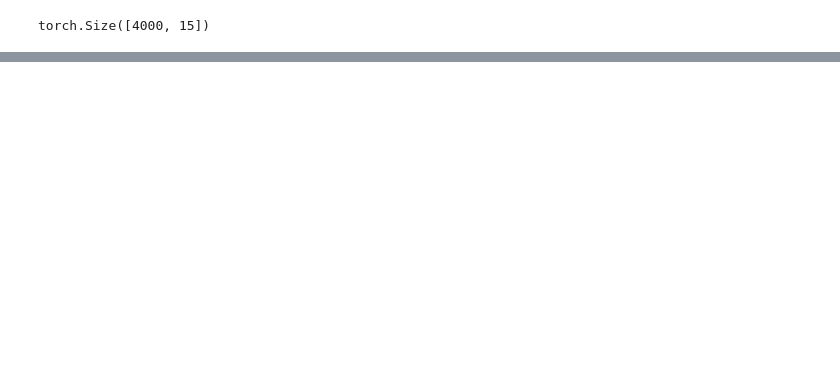
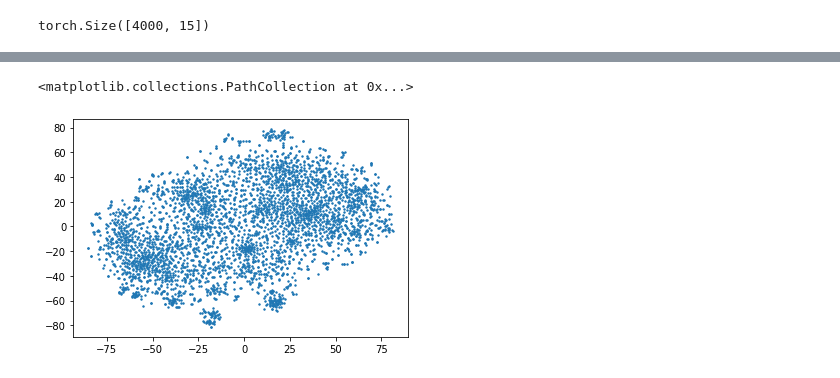
Before and after one commit to aaronfng/nlp-group-project, a Jupyter notebook: nvdm/NVDM_adaptation.ipynb, the cells around one changed output, grey strips where cells are left out. Saved outputs shown, nothing was run; the diff lists cells and outputs as text; code cells hidden in the pictures; blank space fills up the shorter version.

Commit message:
Add new hyperparameter selection and TSNE for NVDM notebook

```diff
--- a/nvdm/NVDM_adaptation.ipynb
+++ b/nvdm/NVDM_adaptation.ipynb
@@ -588,0 +668,17 @@ Start training...
+# %%
+# Plot T-SNE of learnt semantic embeddings
+# The authors of NVDM also do this
+
+from sklearn.manifold import TSNE
+
+# Extract the learned semantic embedding matrix from the decoder
+# (denoted R in the original paper)
+# This is a vocab_size x num_topics matrix.
+# Each word in the vocabulary is embedded into a vector with dimension equal to the number of topics.
+model = nvdm.NVDM(vocab_size, hidden_size, 300, 1, "cpu")
+model.load_state_dict(torch.load("./modelsaves/nvdm_k300_1000epochs.pt", map_location="cpu"))
+model.eval()
+decoder = model.decoder[0]
+weights = decoder.weight.data.detach().clone().cpu().numpy()
+topic_vocab = weights
+topic_vocab.shape
@@ -588,0 +687,11 @@ Start training...
+# %%
+%%time
+tsne = TSNE(
+    n_components=2,
+    init='random',
+    random_state=1234,
+    perplexity=30.0,
+    n_iter=5000,
+    metric='cosine',
+    square_distances=True)
+Y = tsne.fit_transform(topic_vocab)
@@ -588,0 +701,5 @@ Start training...
+# %%
+plt.scatter(Y[:, 0], Y[:, 1], s=2)
+# %% [output]
+<matplotlib.collections.PathCollection at 0x...>
+[figure, added]
```
Also changed, not shown: parts of 28 cells of this notebook.
